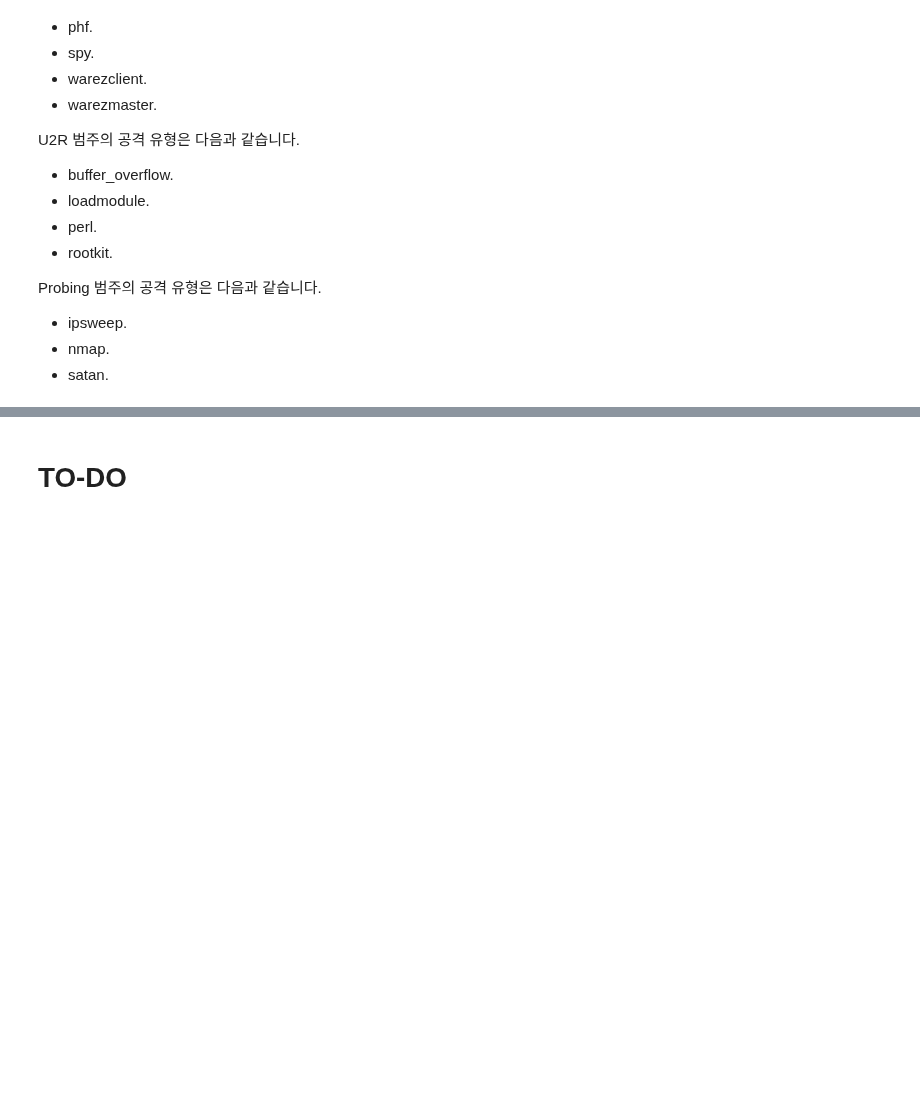
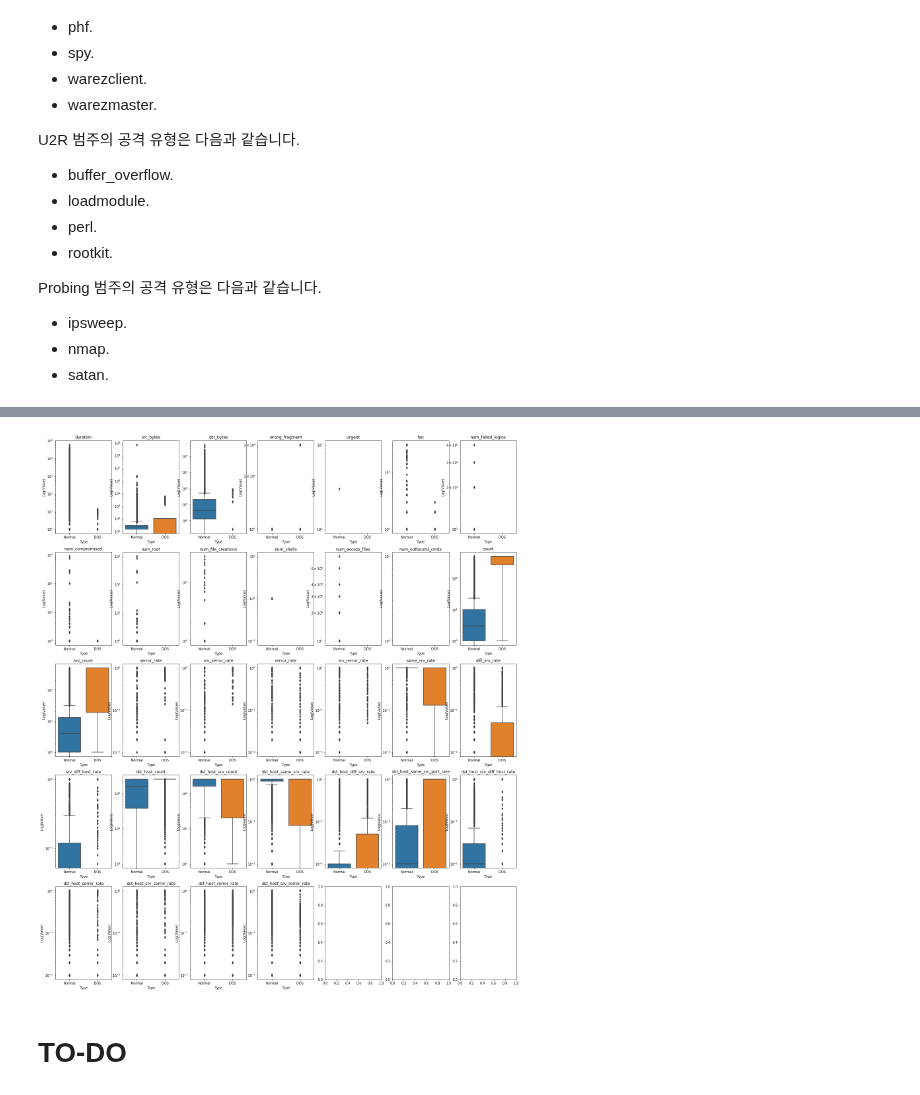
Before and after one commit to Yukkiasuna-sao/Anomaly_Detection, a Jupyter notebook: ipynb_translation/Anomaly Detection in Keras Auto Encoder.ipynb, the cells around one changed output, grey strips where cells are left out. Saved outputs shown, nothing was run; the diff lists cells and outputs as text; code cells hidden in the pictures; blank space fills up the shorter version.

```diff
--- a/ipynb_translation/Anomaly Detection in Keras Auto Encoder.ipynb
+++ b/ipynb_translation/Anomaly Detection in Keras Auto Encoder.ipynb
@@ -316,3 +382,7 @@ Source: https://ko.wikipedia.org/wiki/%EC%84%9C%EB%B9%84%EC%8A%A4_%EA%B1%B0%EB%B
+# %%
+VisNumFeature(df_dos, method = 'boxplot', attack_type = 'DOS',scale = 'log')
+# %% [output]
+[figure, added]
 # %% [markdown]
 # TO-DO
 # %%
```
Also changed, not shown: parts of 11 cells of this notebook.
